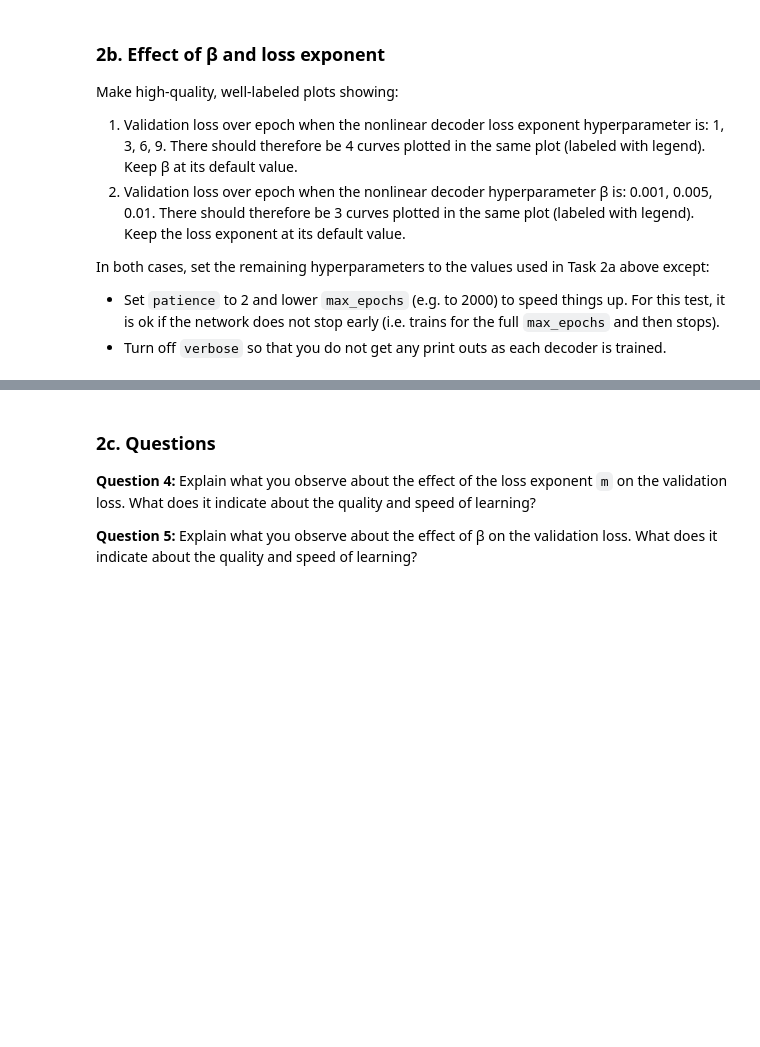
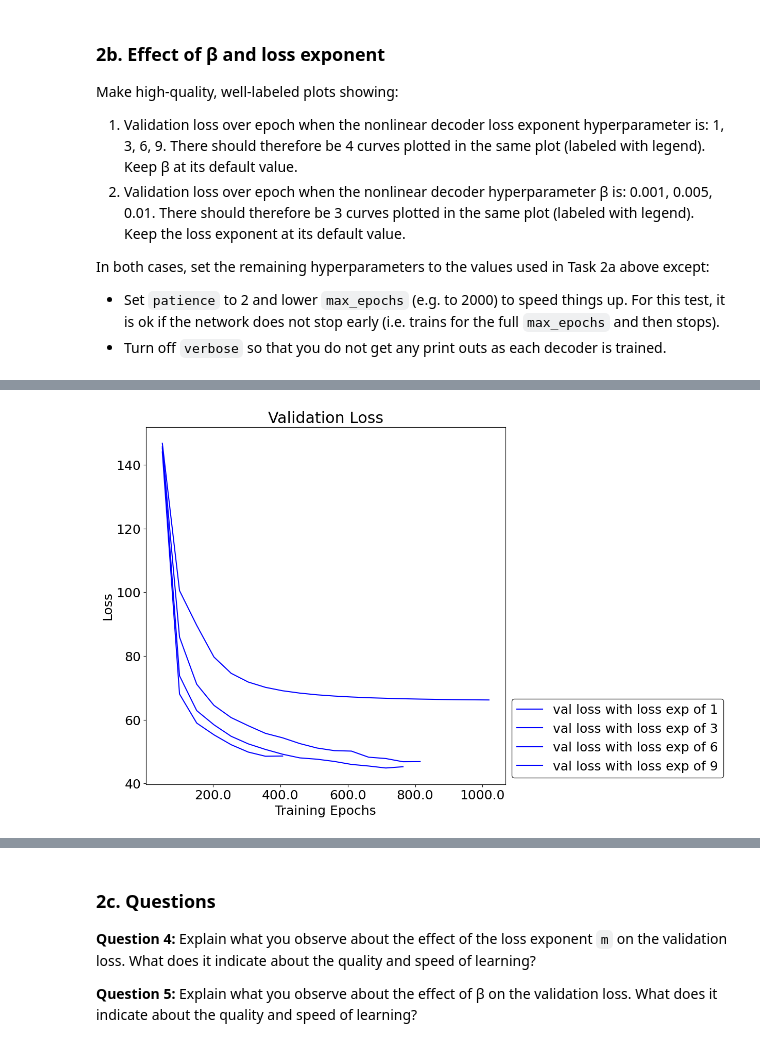
Before and after one commit to mqwen24/CS443_Projects, a Jupyter notebook: p1hebb/neural_decoding.ipynb, the cells around one changed output, grey strips where cells are left out. Drawn from its saved outputs; the diff is of its cells as text; code cells hidden in the pictures; blank space fills up the shorter version.

```diff
--- a/p1hebb/neural_decoding.ipynb
+++ b/p1hebb/neural_decoding.ipynb
@@ -754,0 +801,14 @@ val_freq = 100  # how often (in epochs) we check the val loss/acc/early stopping
+# %%
+# Effect of loss exponent m
+net_001 =  NonlinearDecoder(num_features=4, num_classes=3, wt_stdev=0.1, loss_exp=1)
+train_loss_hist, val_loss_hist_1, num_epochs = net_001.fit(iris_train_samps, iris_train_labels, x_val=iris_val_samps, y_val=iris_val_labels, mini_batch_sz=mini_batch_sz, lr=lr, max_epochs=max_epochs, patience=patience, val_every=val_every,
+            verbose=True)
+net_002 =  NonlinearDecoder(num_features=4, num_classes=3, wt_stdev=0.1, loss_exp=3)
+train_loss_hist, val_loss_hist_2, num_epochs = net_002.fit(iris_train_samps, iris_train_labels, x_val=iris_val_samps, y_val=iris_val_labels, mini_batch_sz=mini_batch_sz, lr=lr, max_epochs=max_epochs, patience=patience, val_every=val_every,
+            verbose=True)
+net_003 =  NonlinearDecoder(num_features=4, num_classes=3, wt_stdev=0.1, loss_exp=6)
+train_loss_hist, val_loss_hist_3, num_epochs = net_003.fit(iris_train_samps, iris_train_labels, x_val=iris_val_samps, y_val=iris_val_labels, mini_batch_sz=mini_batch_sz, lr=lr, max_epochs=max_epochs, patience=patience, val_every=val_every,
+            verbose=True)
+net_004 =  NonlinearDecoder(num_features=4, num_classes=3, wt_stdev=0.1, loss_exp=9)
+train_loss_hist, val_loss_hist_4, num_epochs = net_004.fit(iris_train_samps, iris_train_labels, x_val=iris_val_samps, y_val=iris_val_labels, mini_batch_sz=mini_batch_sz, lr=lr, max_epochs=max_epochs, patience=patience, val_every=val_every,
+            verbose=True)
@@ -754,0 +833,6 @@ val_freq = 100  # how often (in epochs) we check the val loss/acc/early stopping
+# %%
+# Make the the plot
+labels = ["val loss with loss exp of 1", "val loss with loss exp of 3", "val loss with loss exp of 6", "val loss with loss exp of 9"]
+plot_multiple_loss(loss=[val_loss_hist_1,val_loss_hist_2,val_loss_hist_3,val_loss_hist_4], labels = labels, acc_freq=val_every, num_epoch=num_epochs, n_samps=iris_val_samps.shape[0], batch_sz=mini_batch_sz)
+# %% [output]
+[figure, added]
```
Also changed, not shown: parts of 17 cells of this notebook, 1 other file.
